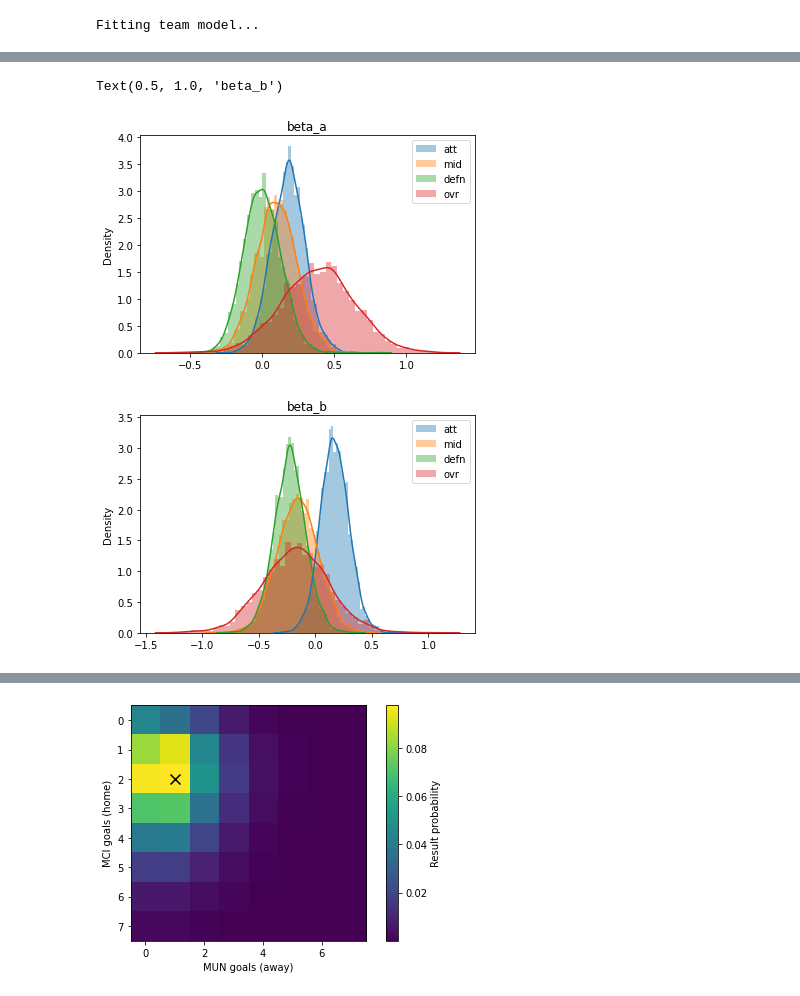
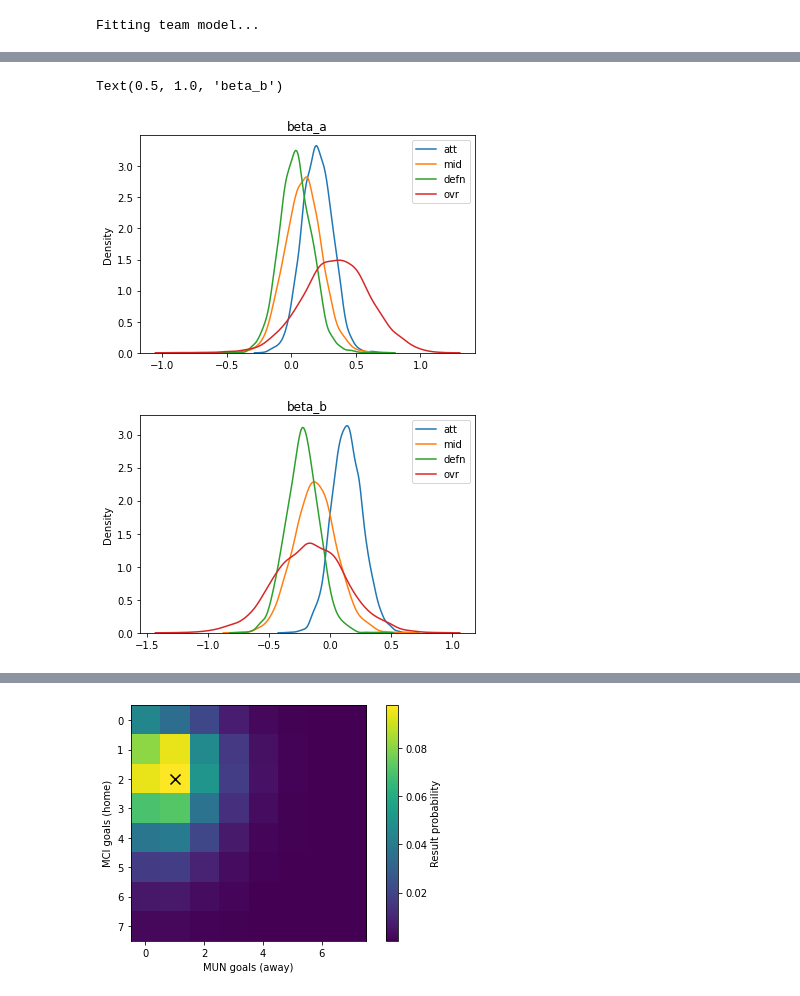
Before and after one commit to alan-turing-institute/AIrsenal, a Jupyter notebook: notebooks/team_model.ipynb, the cells around one changed output, grey strips where cells are left out. Drawn from its saved outputs; the diff is of its cells as text; code cells hidden in the pictures.

```diff
--- a/notebooks/team_model.ipynb
+++ b/notebooks/team_model.ipynb
@@ -24,13 +24,13 @@ top6 = ['MCI', 'LIV', 'TOT', 'CHE', 'MUN', 'ARS']
 # %%
 ax = plt.figure(figsize=(15, 5)).gca()
 for team, idx in current_idx.items():
-    sns.distplot(model_team.a[:, idx], label=team)
+    sns.kdeplot(model_team.a[:, idx], label=team)
 plt.title('a')
 plt.legend()
 
 ax = plt.figure(figsize=(15, 5)).gca()
 for team, idx in current_idx.items():
-    sns.distplot(model_team.b[:, idx], label=team)
+    sns.kdeplot(model_team.b[:, idx], label=team)
 plt.title('b')
 plt.legend()
 # %% [output]
@@ -69,24 +69,24 @@ plt.plot([0.6,  1.6], [0.6, 1.6], "k--")
 # %%
 # team features (excluding first column which is team name)
 feats = model_team.X.columns[1:]
 
 for idx in range(model_team.beta_a.shape[1]):
-    sns.distplot(model_team.beta_a[:,idx],
-                 label=feats[idx])
+    sns.kdeplot(model_team.beta_a[:,idx],
+                label=feats[idx])
 
 plt.legend()
 plt.title('beta_a')
 
 plt.figure()
 for idx in range(model_team.beta_b.shape[1]):
-    sns.distplot(model_team.beta_b[:,idx],
-                 label=feats[idx])
+    sns.kdeplot(model_team.beta_b[:,idx],
+                label=feats[idx])
 plt.legend()
 plt.title('beta_b')
 # %% [output]
 Text(0.5, 1.0, 'beta_b')
-[figure, old version]
+[figure, new version]
-[figure, old version]
+[figure, new version]
 # %%
 beta_a_mean = model_team.beta_a.mean(axis=0)
 beta_b_mean = model_team.beta_b.mean(axis=0)
```
Also changed, not shown: parts of 14 cells of this notebook.
